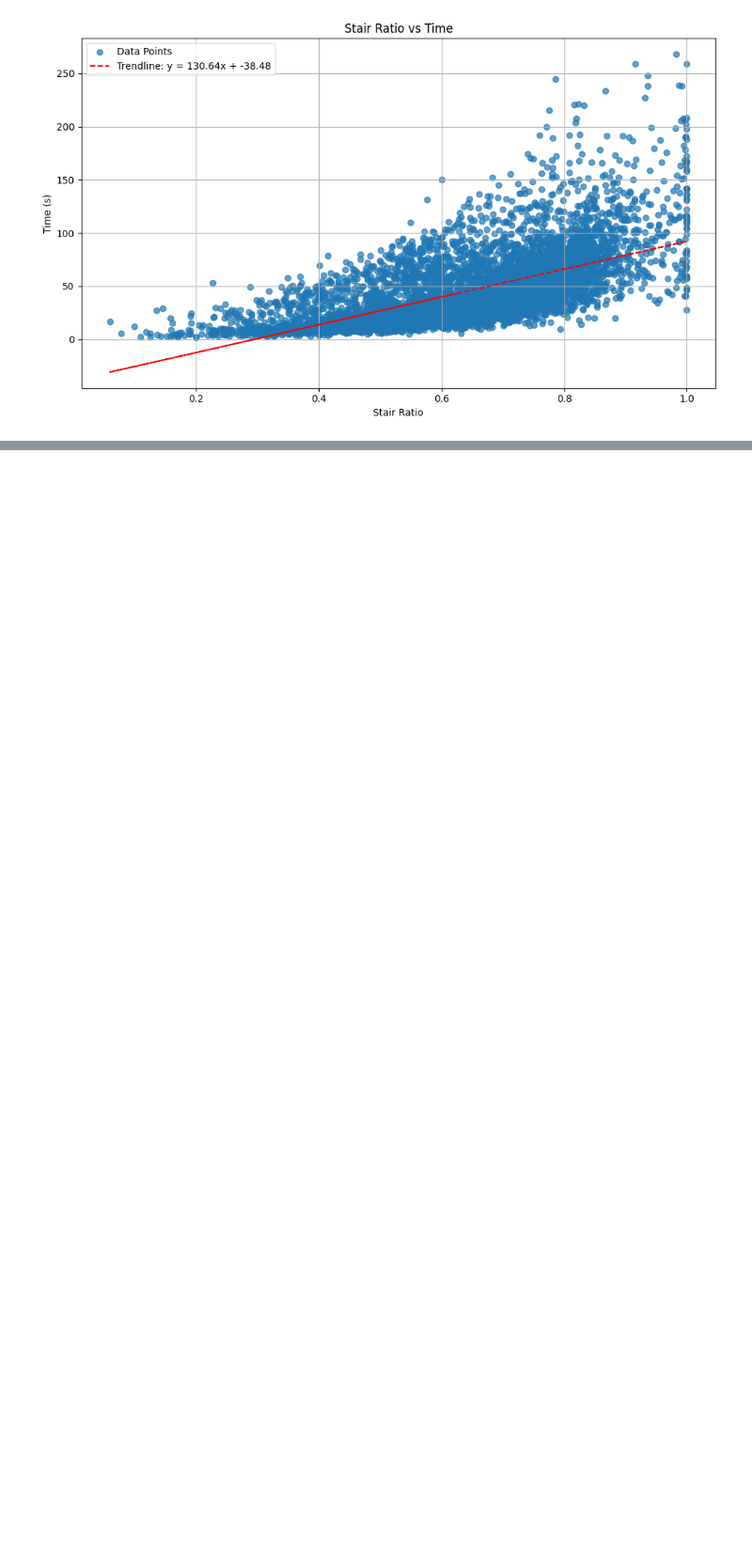
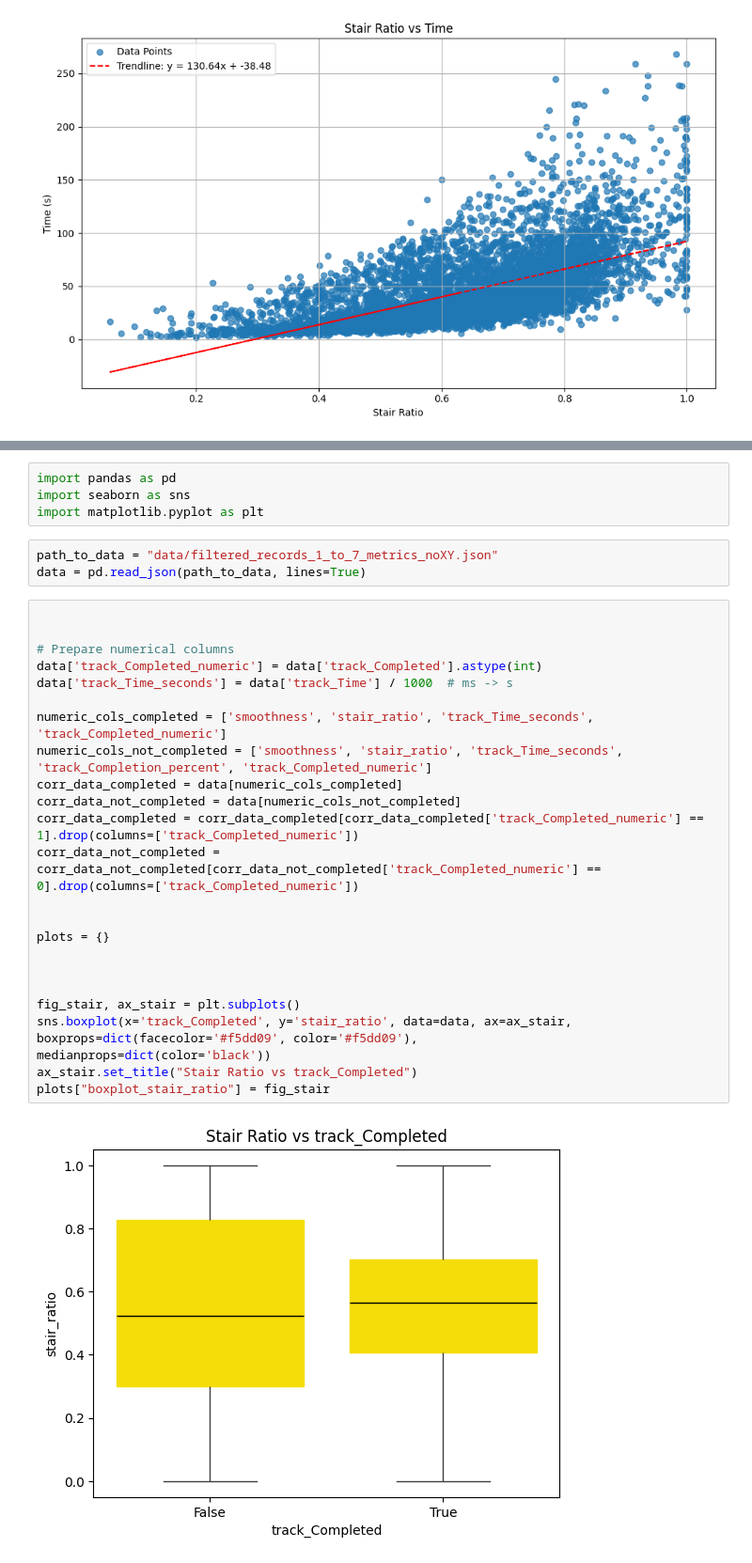
Before and after one commit to nataliachoszczyk/ORTHO, a Jupyter notebook: analysis.ipynb, the cells around one changed output, grey strips where cells are left out. Shown at 94% size. Cells and saved outputs as stored; diff of their text form; blank space fills up the shorter version.

```diff
--- a/analysis.ipynb
+++ b/analysis.ipynb
@@ -288,0 +450,33 @@ plt.show()
+# %%
+import pandas as pd
+import seaborn as sns
+import matplotlib.pyplot as plt
+# %%
+path_to_data = "data/filtered_records_1_to_7_metrics_noXY.json"
+data = pd.read_json(path_to_data, lines=True)
+# %%
+
+
+# Prepare numerical columns
+data['track_Completed_numeric'] = data['track_Completed'].astype(int)
+data['track_Time_seconds'] = data['track_Time'] / 1000  # ms -> s
+
+numeric_cols_completed = ['smoothness', 'stair_ratio', 'track_Time_seconds', 'track_Completed_numeric']
+numeric_cols_not_completed = ['smoothness', 'stair_ratio', 'track_Time_seconds', 'track_Completion_percent', 'track_Completed_numeric']
+corr_data_completed = data[numeric_cols_completed]
+corr_data_not_completed = data[numeric_cols_not_completed]
+corr_data_completed = corr_data_completed[corr_data_completed['track_Completed_numeric'] == 1].drop(columns=['track_Completed_numeric'])
+corr_data_not_completed = corr_data_not_completed[corr_data_not_completed['track_Completed_numeric'] == 0].drop(columns=['track_Completed_numeric'])
+
+
+plots = {}
+
+
+
+fig_stair, ax_stair = plt.subplots()
+sns.boxplot(x='track_Completed', y='stair_ratio', data=data, ax=ax_stair,  boxprops=dict(facecolor='#f5dd09', color='#f5dd09'),
+medianprops=dict(color='black'))
+ax_stair.set_title("Stair Ratio vs track_Completed")
+plots["boxplot_stair_ratio"] = fig_stair
+# %% [output]
+[figure, added]
```
Also changed, not shown: parts of 13 cells of this notebook, 29 other files.
